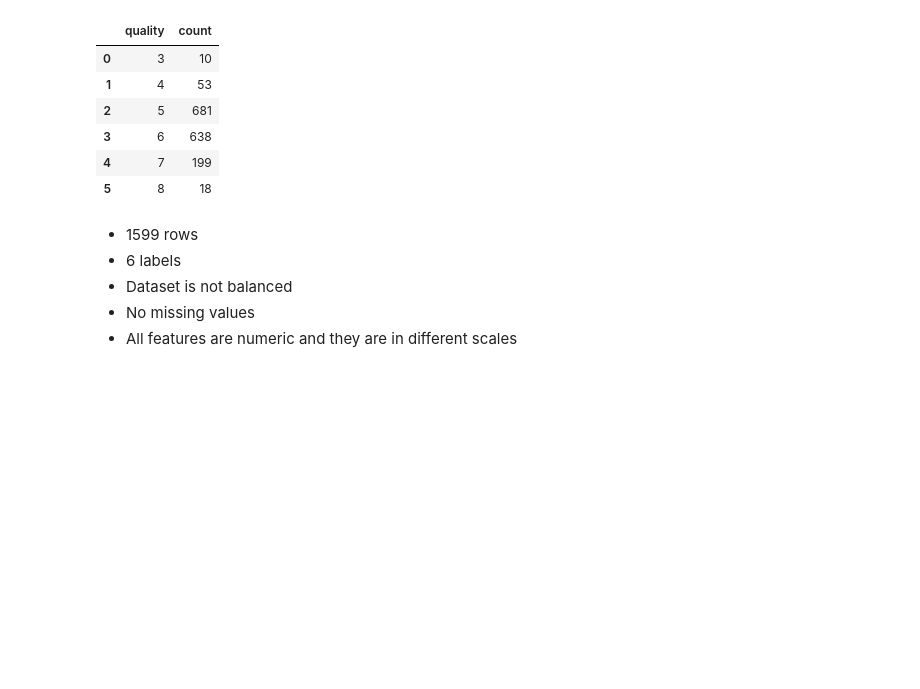
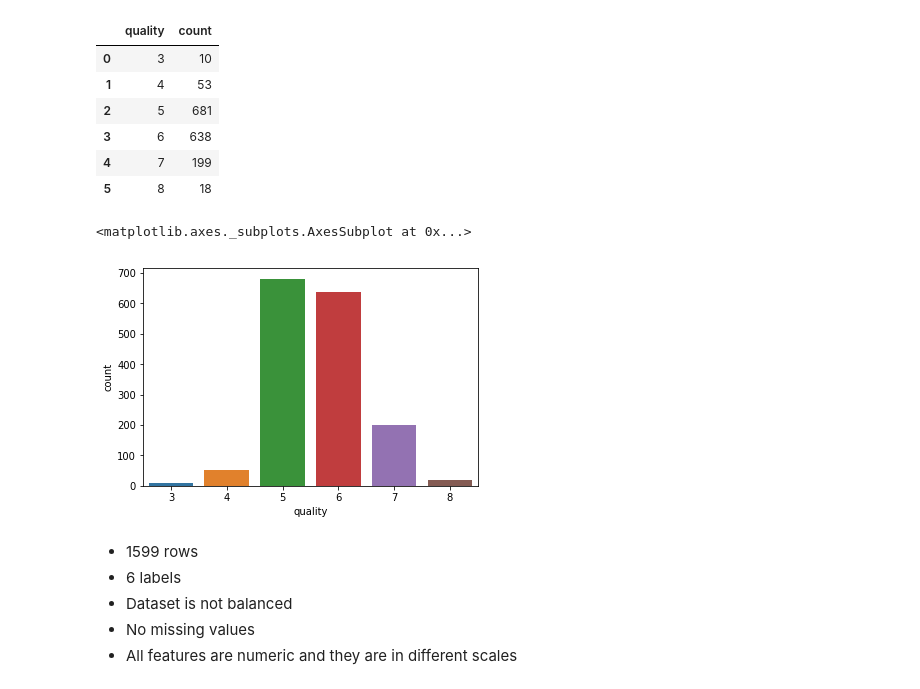
Before and after one commit to leotok/INF1032, a Jupyter notebook: T2/T1.2 Enunciado - Classificacao de vinhos.ipynb, the cells around one changed output. Cells and saved outputs as stored; diff of their text form; code cells hidden in the pictures; blank space fills up the shorter version.

```diff
--- a/T2/T1.2 Enunciado - Classificacao de vinhos.ipynb
+++ b/T2/T1.2 Enunciado - Classificacao de vinhos.ipynb
@@ -90,6 +92,11 @@ initial_df.groupby(label_column).size().reset_index(name="count")
 | 3 | 6 | 638 |
 | 4 | 7 | 199 |
 | 5 | 8 | 18 |
+# %%
+sns.countplot(x='quality', data=initial_df)
+# %% [output]
+<matplotlib.axes._subplots.AxesSubplot at 0x...>
+[figure, added]
 # %% [markdown]
 - 1599 rows
 - 6 labels
```
Also changed, not shown: parts of 14 cells of this notebook.
